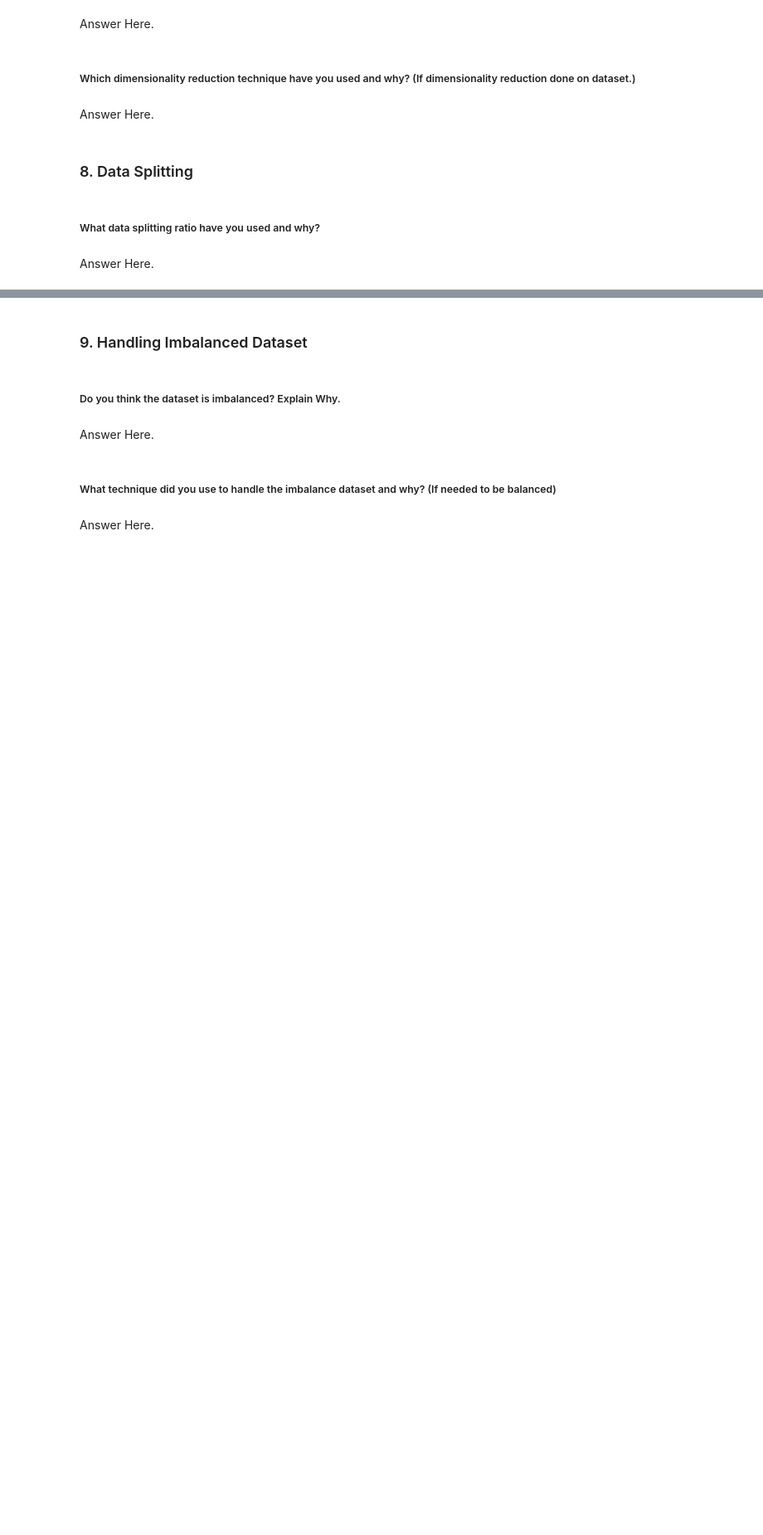
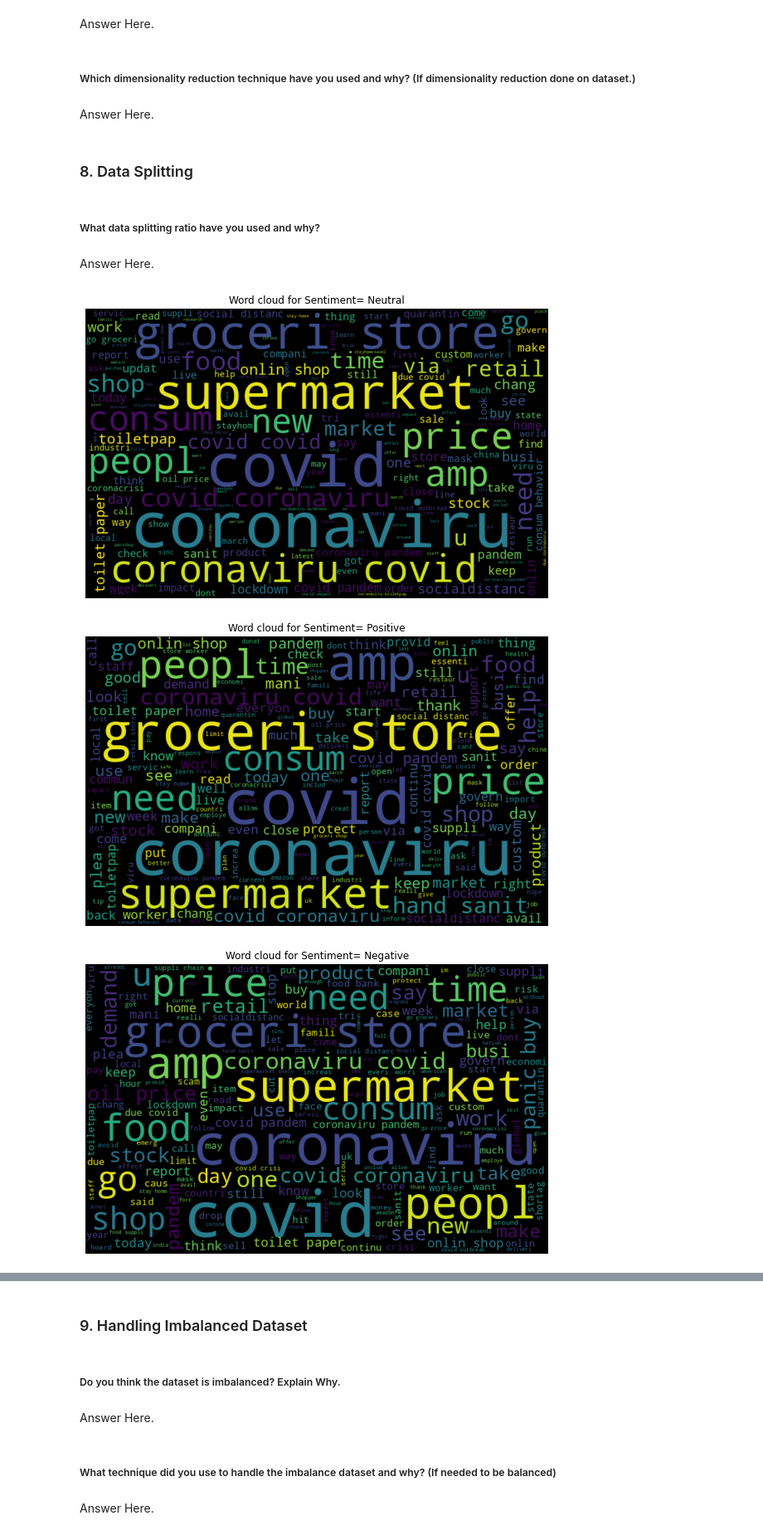
Before and after one commit to makdatascience/Coronavirus_tweets_sentiment_analysis, a Jupyter notebook: Coronavirus_tweets_sentiment_analysis.ipynb, the cells around one changed output, grey strips where cells are left out. Shown at 83% size. Saved outputs shown, nothing was run; the diff lists cells and outputs as text; code cells hidden in the pictures; blank space fills up the shorter version.

```diff
--- a/Coronavirus_tweets_sentiment_analysis.ipynb
+++ b/Coronavirus_tweets_sentiment_analysis.ipynb
@@ -737,6 +746,10 @@ Answer Here.
 ### 1. Handling Missing Values
 # %%
 # Handling Missing Values & Missing Value Imputation
+tweet.dropna(inplace=True)
+tweet.isnull().sum()
+#resetting index
+tweet=tweet.reset_index(drop=True)
 # %% [markdown]
 #### What all missing value imputation techniques have you used and why did you use those techniques?
 # %% [markdown]
@@ -1012,3 +1026,26 @@ Answer Here.
 ##### What data splitting ratio have you used and why?
 # %% [markdown]
 Answer Here.
+# %%
+#function to show wordcloud for a sentiment
+def word_cloudim(sentiments):
+  normal_words = ' '.join([text for text in tweet['clean_tweet'][tweet['Sentiment'] == sentiments]])
+
+  wordcloud = WordCloud(width=800, height=500, random_state=21, max_font_size=110).generate(normal_words)
+  plt.figure(figsize=(10, 7))
+  plt.title(f'Word cloud for Sentiment= {sentiments}')
+  plt.imshow(wordcloud, interpolation="bilinear")
+  plt.axis('off')
+  plt.show()
+
+#Capturing unique sentiments for tweet dataframe
+Sentiments_list=list(tweet.Sentiment.unique())
+Sentiments_list
+
+#printing wordcloud for each sentiment
+for x in Sentiments_list:
+  word_cloudim(x)
+# %% [output]
+[figure, added]
+[figure, added]
+[figure, added]
```
Also changed, not shown: parts of 15 cells of this notebook.
